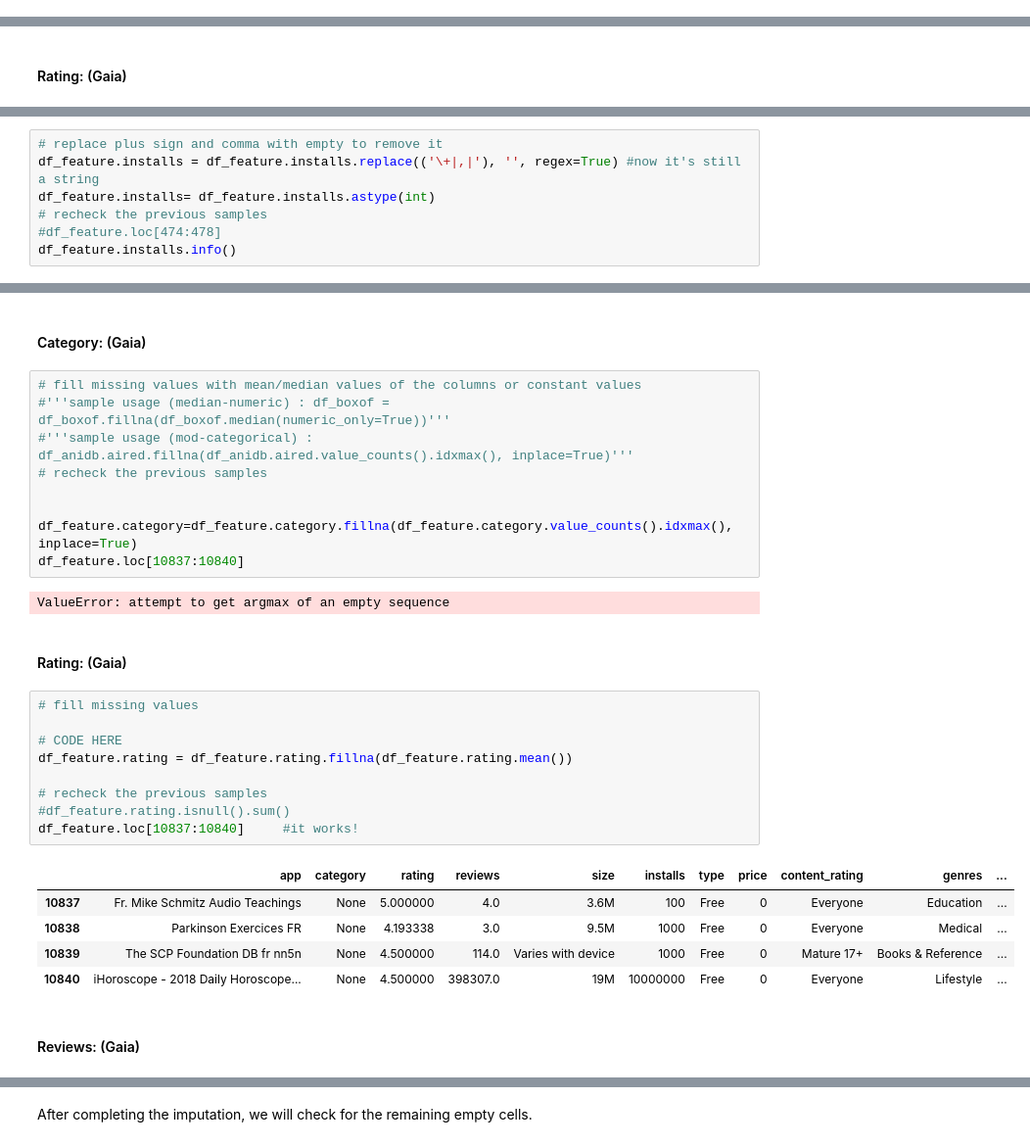
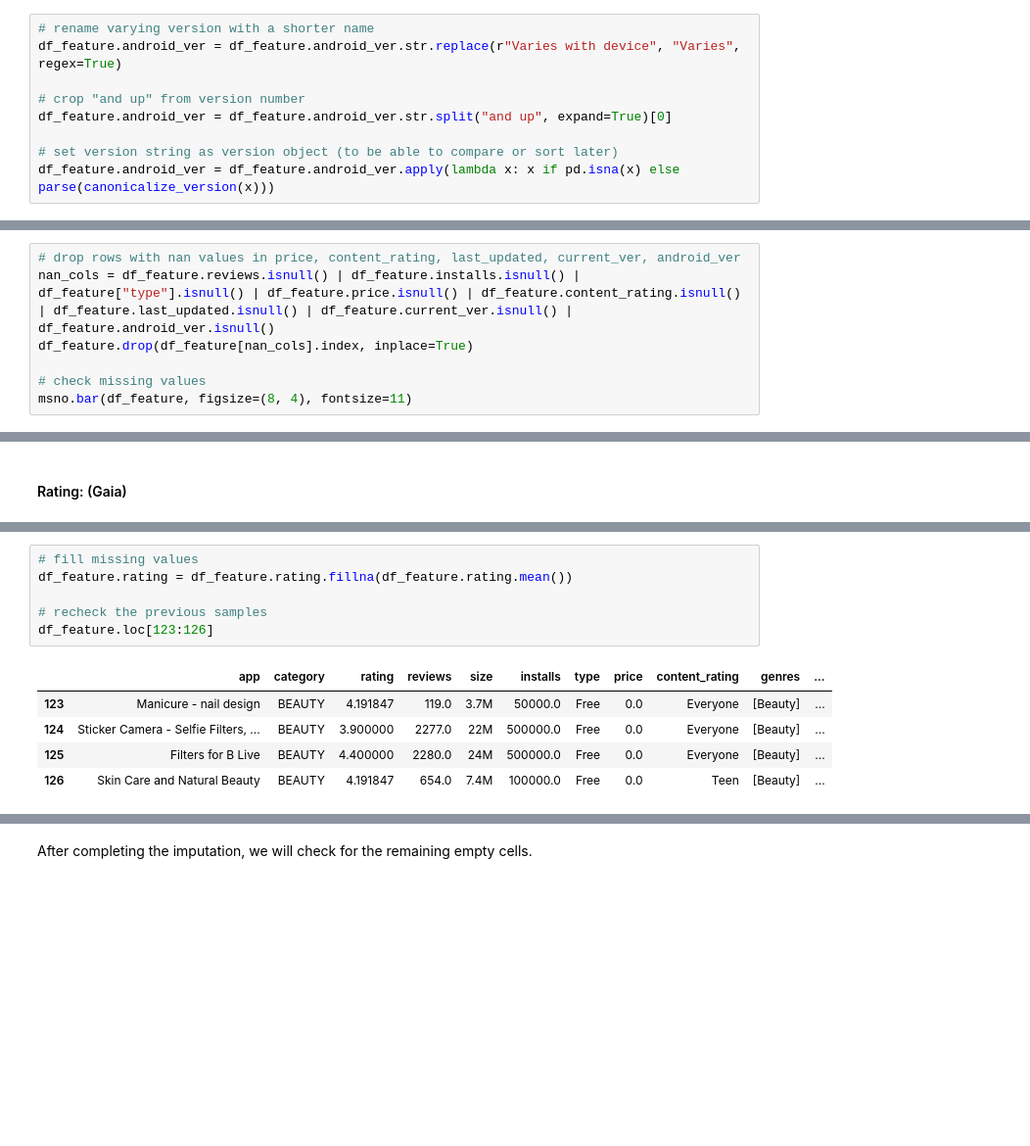
Before and after one commit to GOliviero92/Google-Apps-Analysis, a Jupyter notebook: data_cleaning.ipynb, the cells around one changed output, grey strips where cells are left out. Shown: that part at 98% size. Drawn from its saved outputs; the diff is of its cells as text; blank space fills up the shorter version.

Commit message:
Final version with size missing

```diff
--- a/data_cleaning.ipynb
+++ b/data_cleaning.ipynb
@@ -152,0 +335,9 @@ Review: app, translated_review, sentiment, sentiment_polarity, sentiment_subject
+# %%
+# rename varying version with a shorter name
+df_feature.android_ver = df_feature.android_ver.str.replace(r"Varies with device", "Varies", regex=True)
+
+# crop "and up" from version number
+df_feature.android_ver = df_feature.android_ver.str.split("and up", expand=True)[0]
+
+# set version string as version object (to be able to compare or sort later)
+df_feature.android_ver = df_feature.android_ver.apply(lambda x: x if pd.isna(x) else parse(canonicalize_version(x)))
@@ -152,0 +422,7 @@ Review: app, translated_review, sentiment, sentiment_polarity, sentiment_subject
+# %%
+# drop rows with nan values in price, content_rating, last_updated, current_ver, android_ver
+nan_cols = df_feature.reviews.isnull() | df_feature.installs.isnull() | df_feature["type"].isnull() | df_feature.price.isnull() | df_feature.content_rating.isnull() | df_feature.last_updated.isnull() | df_feature.current_ver.isnull() | df_feature.android_ver.isnull()
+df_feature.drop(df_feature[nan_cols].index, inplace=True)
+
+# check missing values
+msno.bar(df_feature, figsize=(8, 4), fontsize=11)
@@ -180,7 +460,0 @@ numpy.int64
-# %%
-# replace plus sign and comma with empty to remove it
-df_feature.installs = df_feature.installs.replace(('\+|,|'), '', regex=True) #now it's still a string
-df_feature.installs= df_feature.installs.astype(int)
-# recheck the previous samples
-#df_feature.loc[474:478]
-df_feature.installs.info()
@@ -314,32 +461,12 @@ df_feature.loc[10837:10840]
-# %% [markdown]
-#### Category: (Gaia)
-# %%
-# fill missing values with mean/median values of the columns or constant values
-#'''sample usage (median-numeric) : df_boxof = df_boxof.fillna(df_boxof.median(numeric_only=True))'''
-#'''sample usage (mod-categorical) : df_anidb.aired.fillna(df_anidb.aired.value_counts().idxmax(), inplace=True)'''
-# recheck the previous samples
-
-
-df_feature.category=df_feature.category.fillna(df_feature.category.value_counts().idxmax(), inplace=True)
-df_feature.loc[10837:10840]
-# %% [output]
-ValueError: attempt to get argmax of an empty sequence
-# %% [markdown]
-#### Rating: (Gaia)
 # %%
 # fill missing values
-
-# CODE HERE
 df_feature.rating = df_feature.rating.fillna(df_feature.rating.mean())
 
 # recheck the previous samples
-#df_feature.rating.isnull().sum()
-df_feature.loc[10837:10840]     #it works!
+df_feature.loc[123:126]
 # %% [output]
 |  | app | category | rating | reviews | size | installs | type | price | content_rating | genres | ... |
-| 10837 | Fr. Mike Schmitz Audio Teachings | None | 5.000000 | 4.0 | 3.6M | 100 | Free | 0 | Everyone | Education | ... |
-| 10838 | Parkinson Exercices FR | None | 4.193338 | 3.0 | 9.5M | 1000 | Free | 0 | Everyone | Medical | ... |
-| 10839 | The SCP Foundation DB fr nn5n | None | 4.500000 | 114.0 | Varies with device | 1000 | Free | 0 | Mature 17+ | Books & Reference | ... |
-| 10840 | iHoroscope - 2018 Daily Horoscope... | None | 4.500000 | 398307.0 | 19M | 10000000 | Free | 0 | Everyone | Lifestyle | ... |
+| 123 | Manicure - nail design | BEAUTY | 4.191847 | 119.0 | 3.7M | 50000.0 | Free | 0.0 | Everyone | [Beauty] | ... |
+| 124 | Sticker Camera - Selfie Filters, ... | BEAUTY | 3.900000 | 2277.0 | 22M | 500000.0 | Free | 0.0 | Everyone | [Beauty] | ... |
+| 125 | Filters for B Live | BEAUTY | 4.400000 | 2280.0 | 24M | 500000.0 | Free | 0.0 | Everyone | [Beauty] | ... |
+| 126 | Skin Care and Natural Beauty | BEAUTY | 4.191847 | 654.0 | 7.4M | 100000.0 | Free | 0.0 | Teen | [Beauty] | ... |
-# %% [markdown]
-#### Reviews: (Gaia)
```
Also changed, not shown: parts of 120 cells of this notebook.
